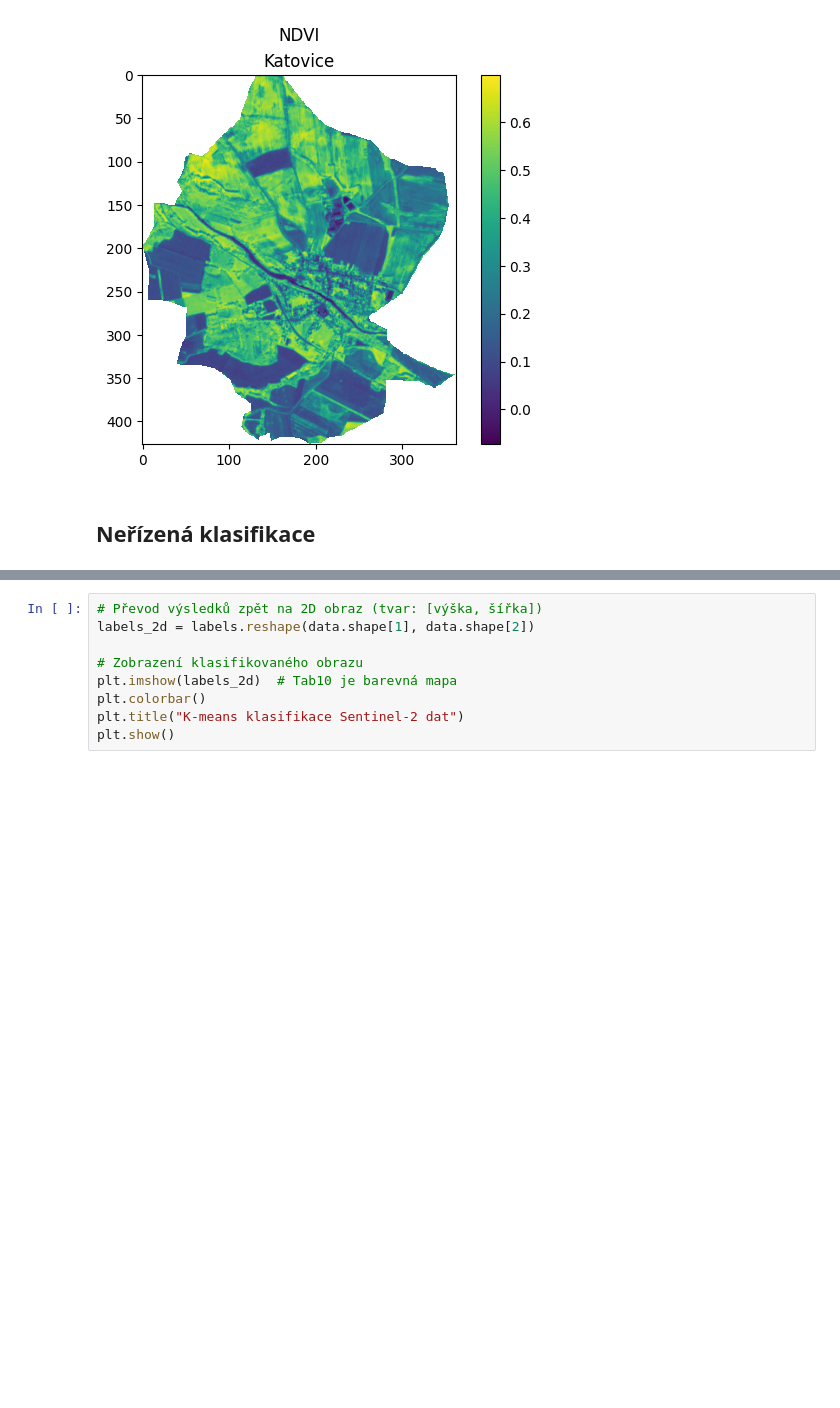
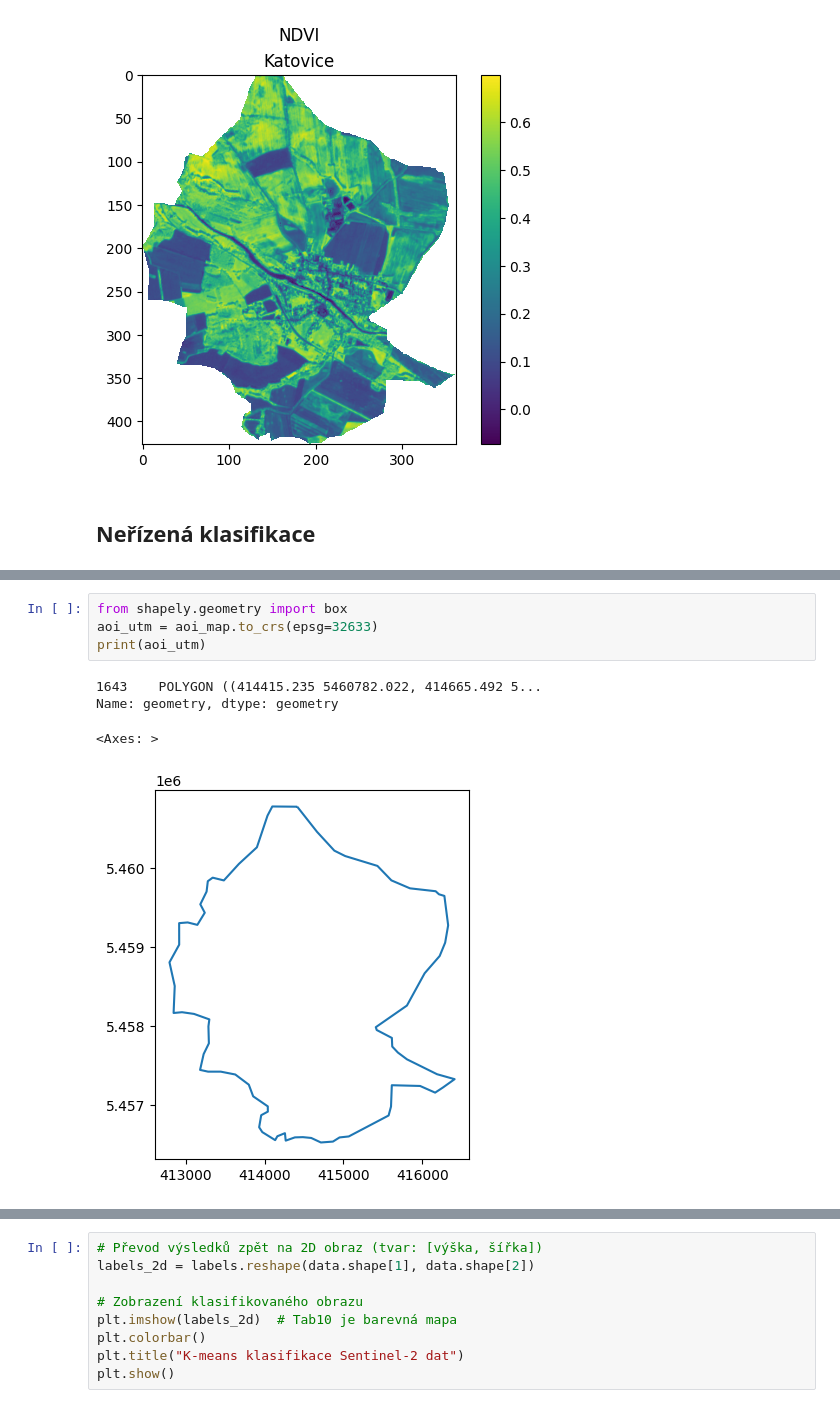
Before and after one commit to klimesm/UZPR_projekt, a Jupyter notebook: Projekt_MK_TČ_terka.ipynb, the cells around one changed output, grey strips where cells are left out. Cells and saved outputs as stored; diff of their text form; blank space fills up the shorter version.

```diff
--- a/Projekt_MK_TČ_terka.ipynb
+++ b/Projekt_MK_TČ_terka.ipynb
@@ -392,0 +413,9 @@ data_2d = data.reshape(data.shape[0], -1).T  # Přeformátujeme data na 2D (kaž
+# %%
+from shapely.geometry import box
+aoi_utm = aoi_map.to_crs(epsg=32633)
+print(aoi_utm)
+# %% [output]
+1643    POLYGON ((414415.235 5460782.022, 414665.492 5...
+Name: geometry, dtype: geometry
+<Axes: >
+[figure, added]
```
Also changed, not shown: parts of 26 cells of this notebook.
